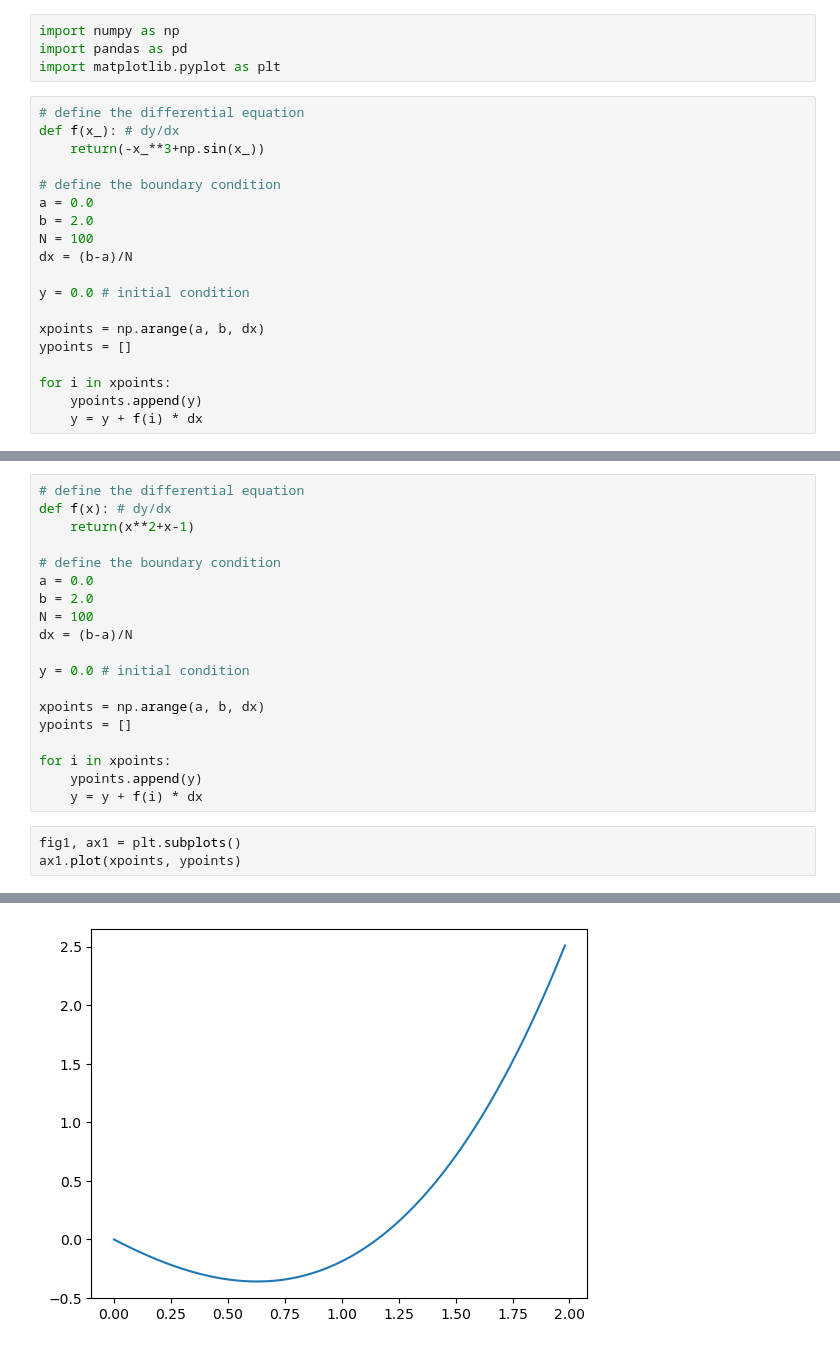
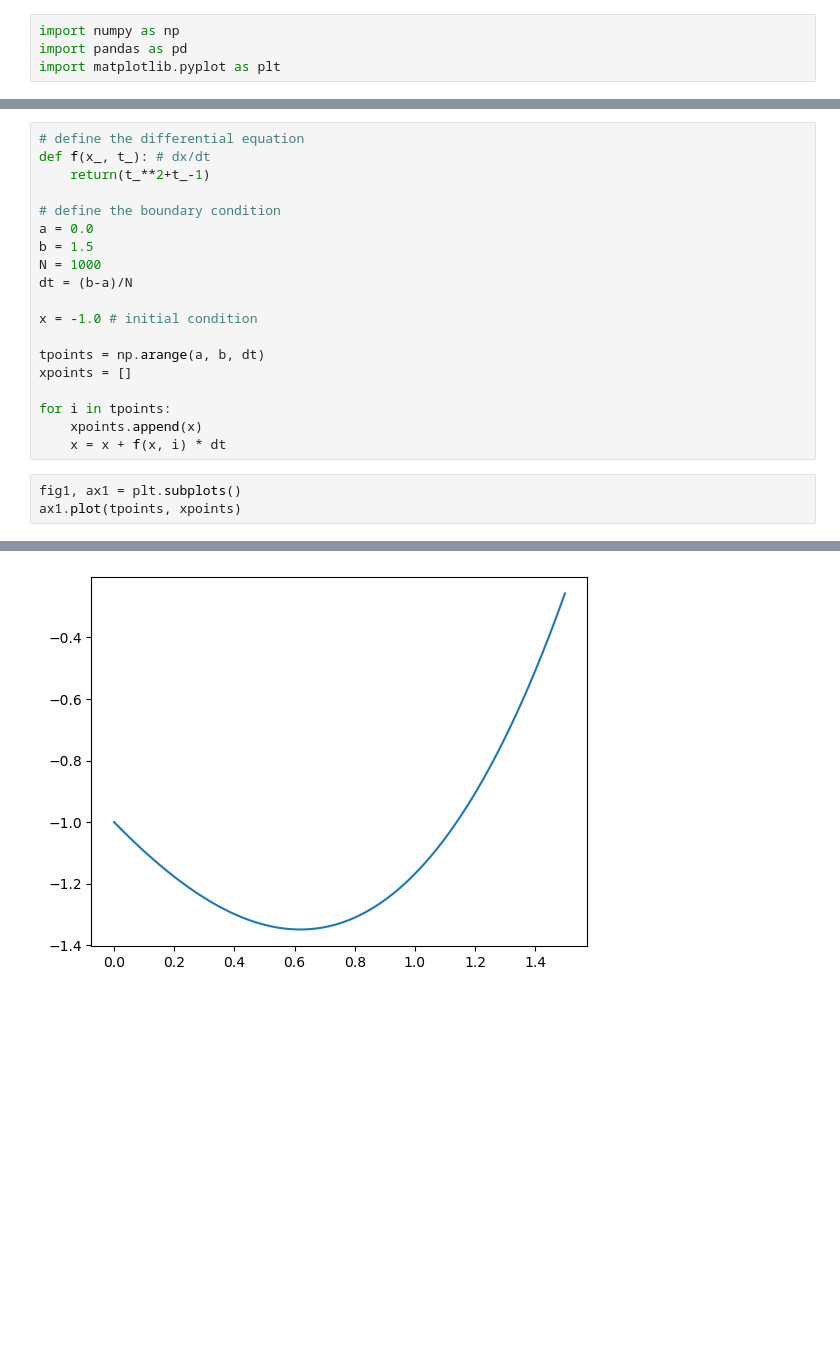
Before and after one commit to ehremington/390-2025-fall, a Jupyter notebook: develop/day23.ipynb, the cells around one changed output, grey strips where cells are left out. Cells and saved outputs as stored; diff of their text form; blank space fills up the shorter version.

```diff
--- a/develop/day23.ipynb
+++ b/develop/day23.ipynb
@@ -15,22 +21,3 @@ Euler's Method is good, but the error grows over time as we have seen. This is p
 import numpy as np
 import pandas as pd
 import matplotlib.pyplot as plt
-# %%
-# define the differential equation
-def f(x_): # dy/dx
-    return(-x_**3+np.sin(x_))
-
-# define the boundary condition
-a = 0.0
-b = 2.0
-N = 100
-dx = (b-a)/N
-
-y = 0.0 # initial condition
-
-xpoints = np.arange(a, b, dx)
-ypoints = []
-
-for i in xpoints:
-    ypoints.append(y)
-    y = y + f(i) * dx
@@ -47,25 +28,25 @@ $$\frac{dy}{dx} = x^2 + x -1 $$
 # %%
 # define the differential equation
-def f(x): # dy/dx
-    return(x**2+x-1)
+def f(x_, t_): # dx/dt
+    return(t_**2+t_-1)
 
 # define the boundary condition
 a = 0.0
-b = 2.0
-N = 100
-dx = (b-a)/N
+b = 1.5
+N = 1000
+dt = (b-a)/N
 
-y = 0.0 # initial condition
+x = -1.0 # initial condition
 
-xpoints = np.arange(a, b, dx)
-ypoints = []
+tpoints = np.arange(a, b, dt)
+xpoints = []
 
-for i in xpoints:
-    ypoints.append(y)
-    y = y + f(i) * dx
+for i in tpoints:
+    xpoints.append(x)
+    x = x + f(x, i) * dt
 # %%
 fig1, ax1 = plt.subplots()
-ax1.plot(xpoints, ypoints)
+ax1.plot(tpoints, xpoints)
 # %% [output]
 [<matplotlib.lines.Line2D at 0x...>]
-[figure, old version]
+[figure, new version]
```
Also changed, not shown: parts of 9 cells of this notebook, 12 other files.
